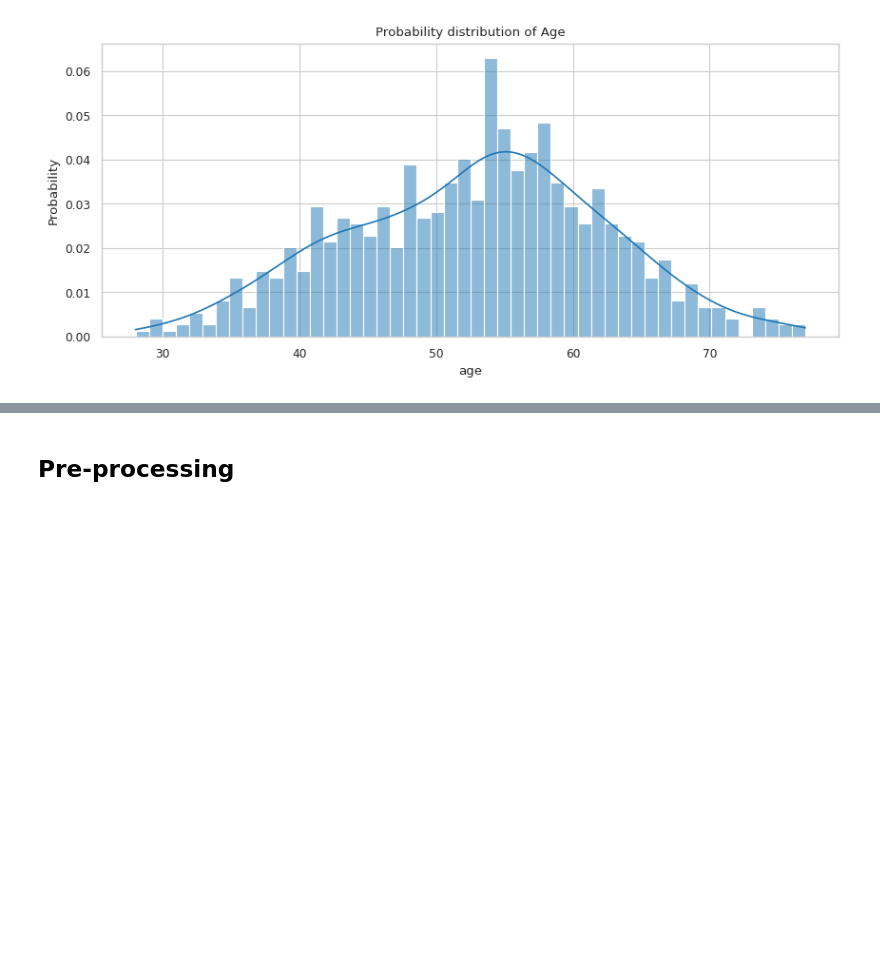
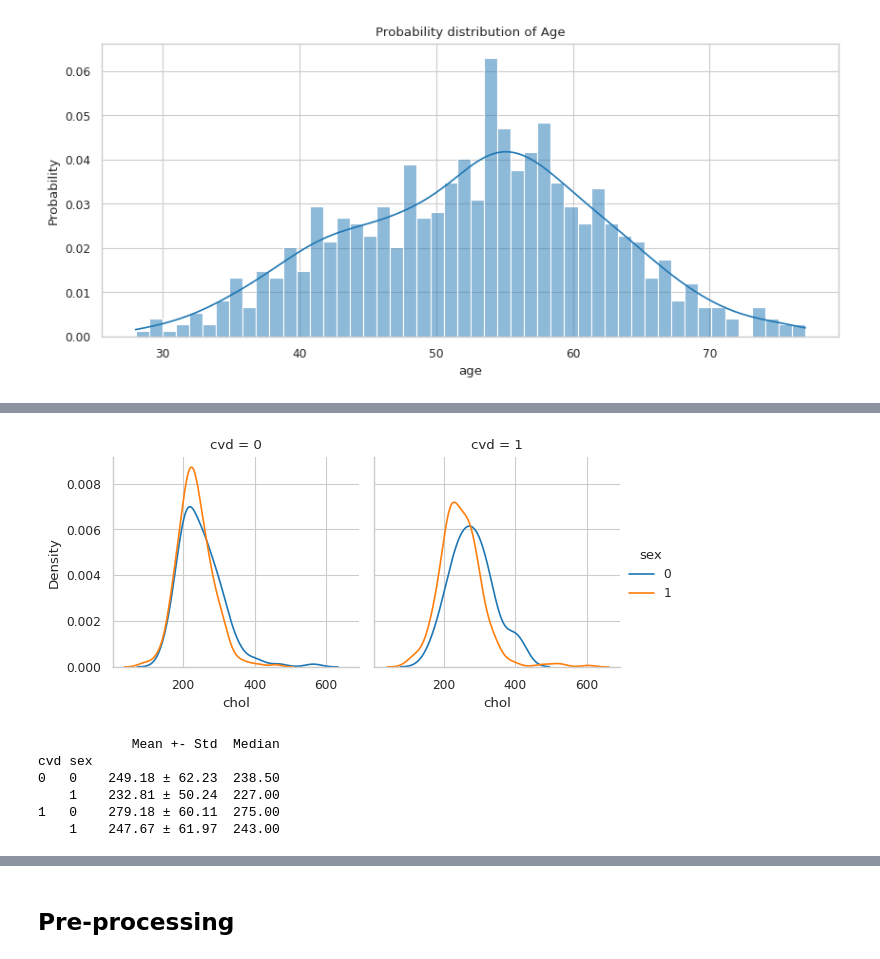
Before and after one commit to LuSyo/Health-ML-Bias-Experiments, a Jupyter notebook: notebooks/021_CAD_data_preparation.ipynb, the cells around one changed output, grey strips where cells are left out. Cells and saved outputs as stored; diff of their text form; code cells hidden in the pictures; blank space fills up the shorter version.

```diff
--- a/notebooks/021_CAD_data_preparation.ipynb
+++ b/notebooks/021_CAD_data_preparation.ipynb
@@ -130,0 +184,16 @@ plt.show()
+# %%
+g = sns.FacetGrid(heart_disease, col="cvd", hue='sex')
+g.map(sns.kdeplot, 'chol')
+g.add_legend()
+plt.show()
+
+print('\n')
+print(stratified_stats(heart_disease, 'chol'))
+# %% [output]
+[figure, added]
+            Mean +- Std  Median
+cvd sex
+0   0    249.18 ± 62.23  238.50
+    1    232.81 ± 50.24  227.00
+1   0    279.18 ± 60.11  275.00
+    1    247.67 ± 61.97  243.00
```
Also changed, not shown: parts of 7 cells of this notebook.
